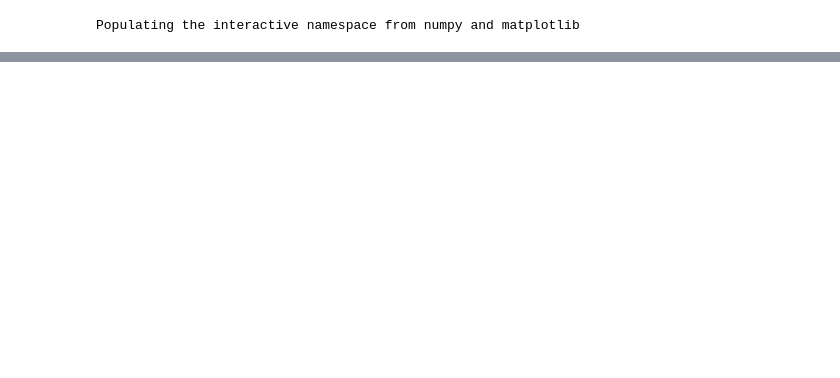
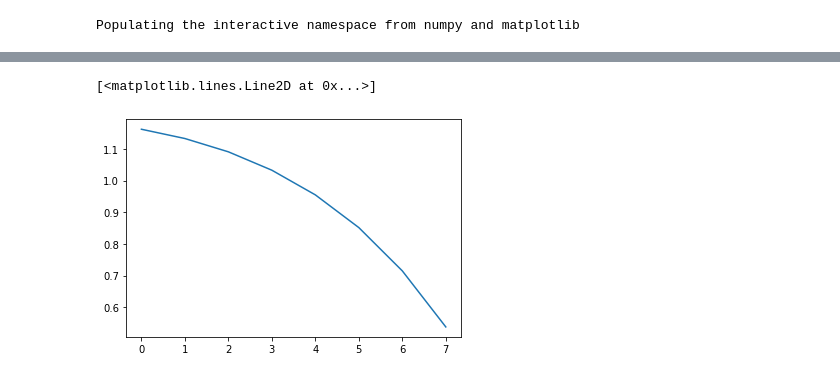
Before and after one commit to mar-rem/Optimizing-efficiency-and-motililty-of-a-polyvalent-molecular-motor, a Jupyter notebook: FiniteHubDistribution.ipynb, the cells around one changed output, grey strips where cells are left out. Cells and saved outputs as stored; diff of their text form; code cells hidden in the pictures; blank space fills up the shorter version.

```diff
--- a/FiniteHubDistribution.ipynb
+++ b/FiniteHubDistribution.ipynb
@@ -303,0 +433,5 @@ TypeError: object of type 'NoneType' has no len()
+# %%
+plot(eff_Rad)
+# %% [output]
+[<matplotlib.lines.Line2D at 0x...>]
+[figure, added]
```
Also changed, not shown: parts of 7 cells of this notebook, 8 other files.
